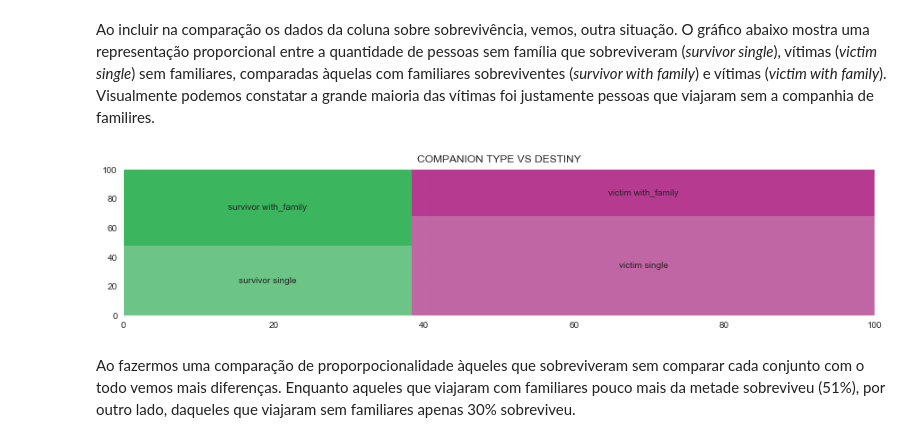
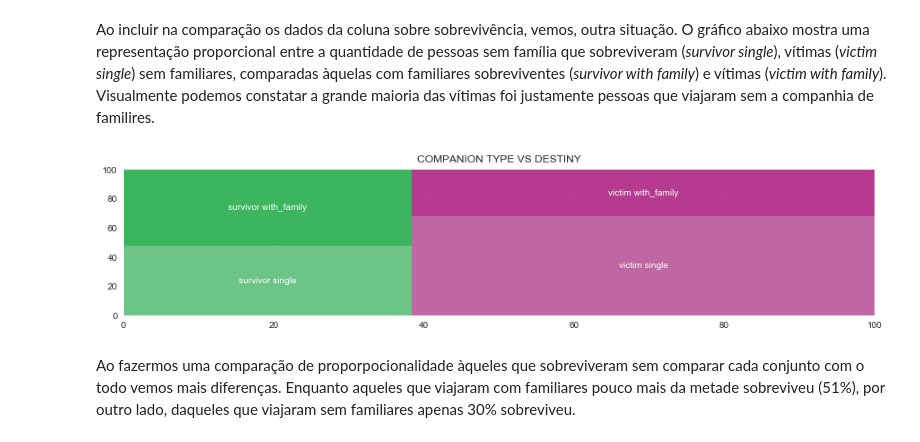
Before and after one commit to aguiarsouzatiz/udacity-nanodegree-data-science, a Jupyter notebook: 02 Data Analysis Titanic Data/data_analysis_titanic_data.ipynb, the cells around one changed output. Cells and saved outputs as stored; diff of their text form; code cells hidden in the pictures.

```diff
--- a/02 Data Analysis Titanic Data/data_analysis_titanic_data.ipynb
+++ b/02 Data Analysis Titanic Data/data_analysis_titanic_data.ipynb
@@ -305,13 +304,18 @@ Ao incluir na comparação os dados da coluna sobre sobrevivência, vemos, outra
 # %%
 figure, ax = plt.subplots(figsize=(15,3))
 # ----------------------------------------------------------------------------------------------------
-plot_companion_area_map = squarify.plot(sizes=destiny_melt_survived_melted['value'], label=destiny_melt_survived_melted.index, alpha=0.9,\
-              color=[st.color_survivors_light,st.color_survivors,st.color_victims_light,st.color_victims])
+plot_companion_area_map = squarify.plot(sizes=destiny_melt_survived_melted['value'],\
+                                        label=destiny_melt_survived_melted.index, alpha=0.9,\
+                                        color=[st.color_survivors_light,\
+                                               st.color_survivors,\
+                                               st.color_victims_light,\
+                                               st.color_victims])
+pf.apply_all_texts_color(ax, '#ffffff')
 pf.set_title(plot_companion_area_map, 'Companion type vs Destiny')
 # ----------------------------------------------------------------------------------------------------
 plt.show()
 # %% [output]
-[figure, old version]
+[figure, new version]
 # %% [markdown]
 Ao fazermos uma comparação de proporpocionalidade àqueles que sobreviveram sem comparar cada conjunto com o todo vemos mais diferenças. Enquanto aqueles que viajaram com familiares pouco mais da metade sobreviveu (51%), por outro lado, daqueles que viajaram sem familiares apenas 30% sobreviveu.
 # %%
```
Also changed, not shown: parts of 5 cells of this notebook, 1 other file.
